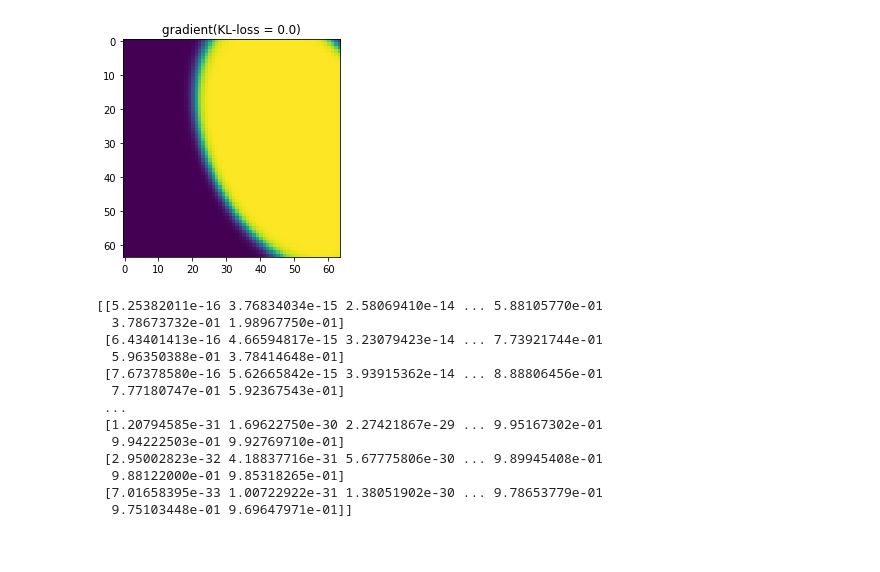
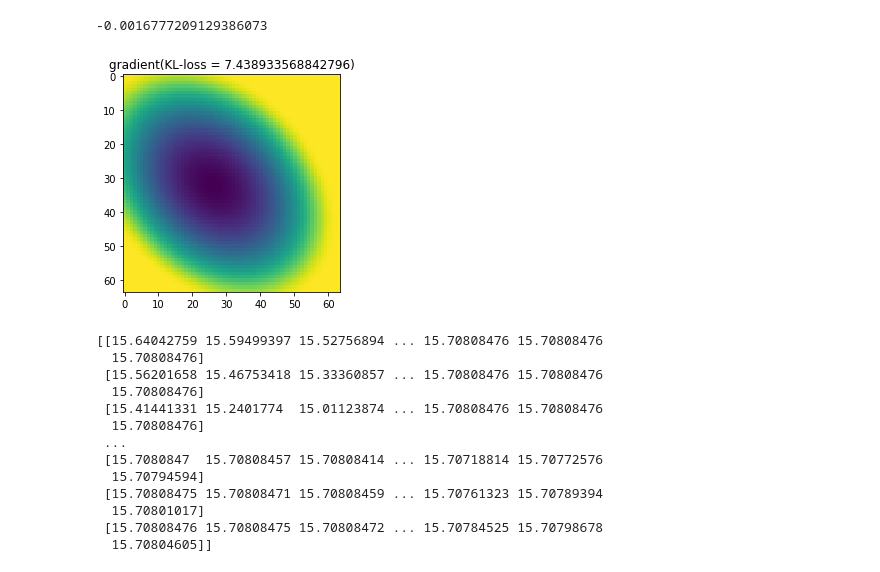
Before and after one commit to NagayoshiKotaro-wakayama-u/PartialConvolution, a Jupyter notebook: KLgradient_test.ipynb, the cells around one changed output. Saved outputs shown, nothing was run; the diff lists cells and outputs as text; code cells hidden in the pictures.

```diff
--- a/KLgradient_test.ipynb
+++ b/KLgradient_test.ipynb
@@ -21,35 +26,20 @@ def gaussian(x,sigma,mu):
 X, Y = np.meshgrid(np.arange(0, 64, 1), np.arange(0, 64, 1)) # X座標,Y座標
 
 
-dataNum = 120
-
-# マスク画像
-mask_X = [int(64*i) for i in [np.random.rand() for _ in range(dataNum)]]
-mask_Y = [int(64*i) for i in [np.random.rand() for _ in range(dataNum)]]
-
-mask = np.zeros([64,64])
-for i,j in zip(mask_X,mask_Y):
-    mask[i,j] = 1
-plt.imshow(mask)
-plt.title("mask")
-plt.show()
-
-# ================================
-# 予測値
-img = np.reshape(gaussian(np.c_[X.ravel(),Y.ravel()], np.array([[24,10],[10,42]]), [50,29]),[64,64])
-# img = np.ones([64,64])/4096
-plt.imshow(img*mask)
+# img = np.reshape(gaussian(np.c_[X.ravel(),Y.ravel()], np.array([[24,10],[10,42]]), [50,29]),[64,64])
+img = np.ones([64,64])/4096
+plt.imshow(img)
 plt.title("prediction")
 plt.show()
 print(np.sum(img))
 x = tf.Variable(img) #予測値
 
-# ================================
-# 真値
-# img = np.reshape(gaussian(np.c_[X.ravel(),Y.ravel()], np.array([[32,10],[10,32]]), [26,32]),[64,64])
+
+img = np.reshape(gaussian(np.c_[X.ravel(),Y.ravel()], np.array([[32,10],[10,32]]), [26,32]),[64,64])
 plt.imshow(img)
 plt.title("true")
 plt.show()
 print(np.sum(img))
 y = tf.Variable(img) #真値
+img
 # %% [output]
@@ -66,26 +68,31 @@ def compKL(p1,p2,smallV=1e-10):
 kl_loss = compKL(x,y)
 grad = tf.gradients(kl_loss,x)[0]
 
+smallV=1e-10
+grad2 = tf.math.log((x+smallV)/(y+smallV))+1
+
 sess.run(tf.global_variables_initializer())
 # %%
-grad_value, kl_value = sess.run([grad,kl_loss])
+grad_value, grad2_value, kl_value = sess.run([grad,grad2,kl_loss])
+print(np.sum(grad_value - grad2_value))
 plt.imshow(grad_value)
 plt.title("gradient(KL-loss = {})".format(kl_value))
 plt.show()
 
 print(grad_value)
 # %% [output]
+-0.0016777209129386073
-[figure, old version]
+[figure, new version]
-[[5.25382011e-16 3.76834034e-15 2.58069410e-14 ... 5.88105770e-01
-  3.78673732e-01 1.98967750e-01]
- [6.43401413e-16 4.66594817e-15 3.23079423e-14 ... 7.73921744e-01
-  5.96350388e-01 3.78414648e-01]
- [7.67378580e-16 5.62665842e-15 3.93915362e-14 ... 8.88806456e-01
-  7.77180747e-01 5.92367543e-01]
- ...
- [1.20794585e-31 1.69622750e-30 2.27421867e-29 ... 9.95167302e-01
-  9.94222503e-01 9.92769710e-01]
- [2.95002823e-32 4.18837716e-31 5.67775806e-30 ... 9.89945408e-01
-  9.88122000e-01 9.85318265e-01]
- [7.01658395e-33 1.00722922e-31 1.38051902e-30 ... 9.78653779e-01
-  9.75103448e-01 9.69647971e-01]]
+[[15.64042759 15.59499397 15.52756894 ... 15.70808476 15.70808476
+  15.70808476]
+ [15.56201658 15.46753418 15.33360857 ... 15.70808476 15.70808476
+  15.70808476]
+ [15.41441331 15.2401774  15.01123874 ... 15.70808476 15.70808476
+  15.70808476]
+ ...
+ [15.7080847  15.70808457 15.70808414 ... 15.70718814 15.70772576
+  15.70794594]
+ [15.70808475 15.70808471 15.70808459 ... 15.70761323 15.70789394
+  15.70801017]
+ [15.70808476 15.70808475 15.70808472 ... 15.70784525 15.70798678
+  15.70804605]]
```
Also changed, not shown: parts of 4 cells of this notebook, 1 other file.
